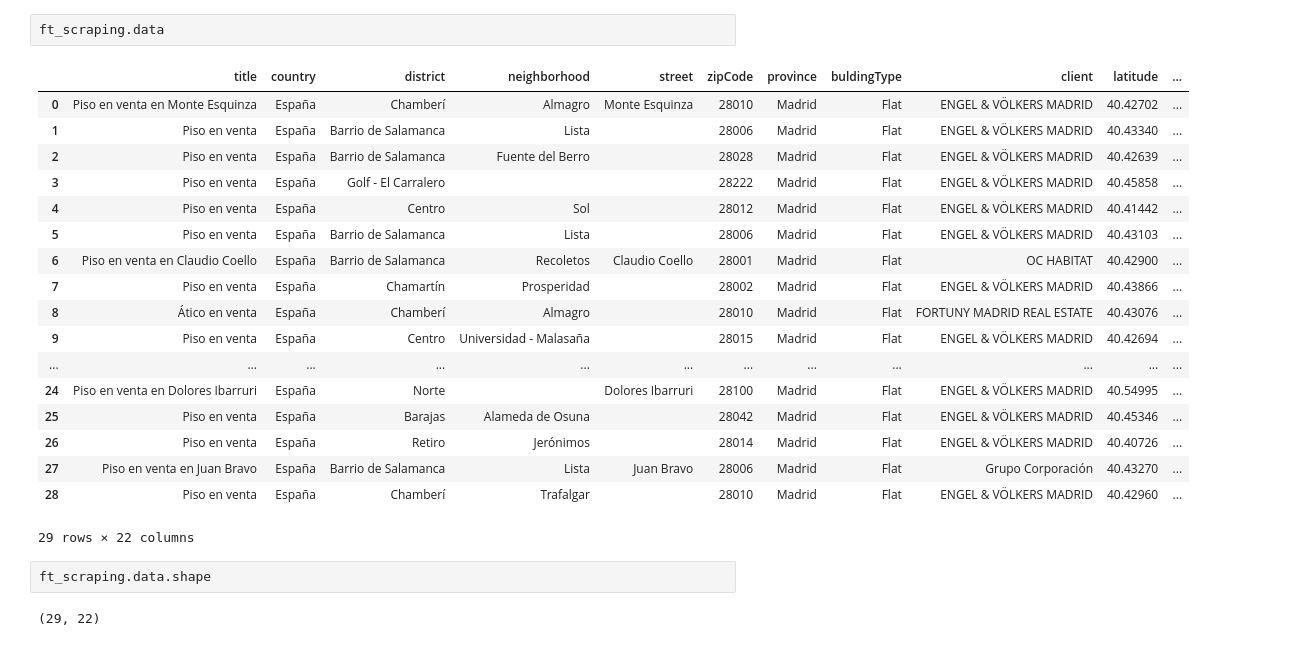
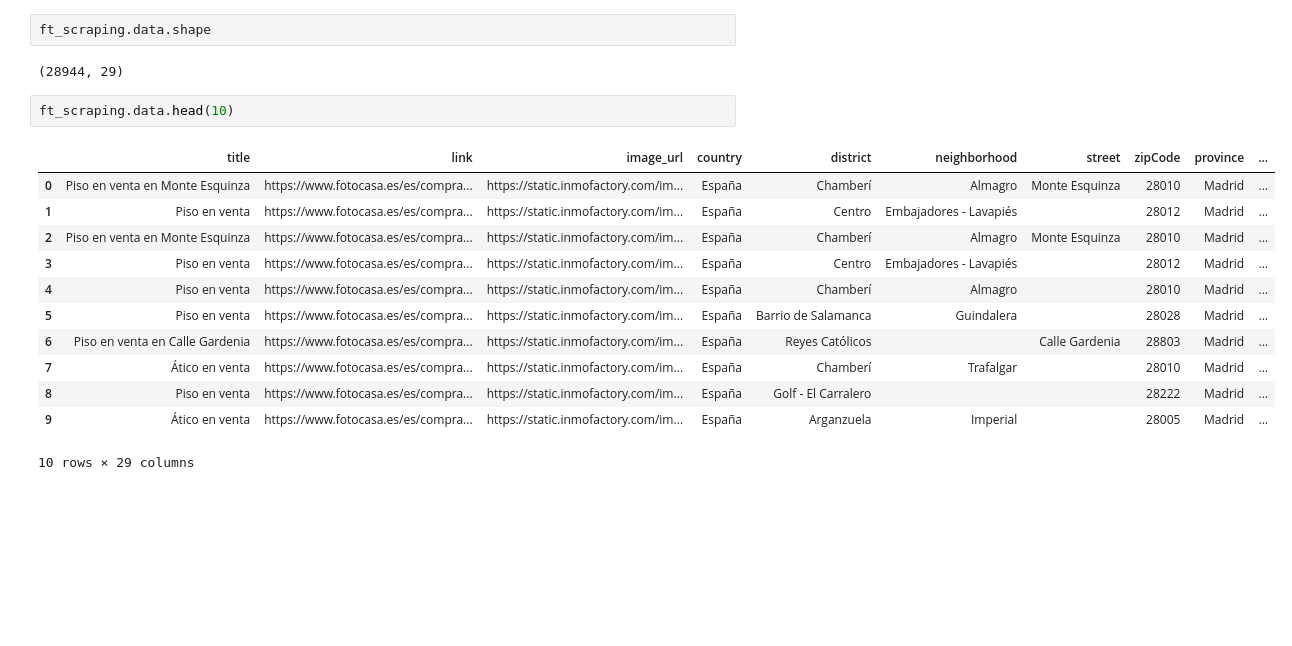
Before and after one commit to lorquez/real_estate_price_predictor, a Jupyter notebook: fotocasa_dataset_creation.ipynb, the cells around one changed output. Cells and saved outputs as stored; diff of their text form; blank space fills up the shorter version.

```diff
--- a/fotocasa_dataset_creation.ipynb
+++ b/fotocasa_dataset_creation.ipynb
@@ -148,25 +379,19 @@ ft_scraping = fotocasa_scraping()
 # %%
-ft_scraping.data
+ft_scraping.data.shape
 # %% [output]
-|  | title | country | district | neighborhood | street | zipCode | province | buldingType | client | latitude | ... |
-| 0 | Piso en venta en Monte Esquinza | España | Chamberí | Almagro | Monte Esquinza | 28010 | Madrid | Flat | ENGEL & VÖLKERS MADRID | 40.42702 | ... |
-| 1 | Piso en venta | España | Barrio de Salamanca | Lista |  | 28006 | Madrid | Flat | ENGEL & VÖLKERS MADRID | 40.43340 | ... |
-| 2 | Piso en venta | España | Barrio de Salamanca | Fuente del Berro |  | 28028 | Madrid | Flat | ENGEL & VÖLKERS MADRID | 40.42639 | ... |
-| 3 | Piso en venta | España | Golf - El Carralero |  |  | 28222 | Madrid | Flat | ENGEL & VÖLKERS MADRID | 40.45858 | ... |
-| 4 | Piso en venta | España | Centro | Sol |  | 28012 | Madrid | Flat | ENGEL & VÖLKERS MADRID | 40.41442 | ... |
-| 5 | Piso en venta | España | Barrio de Salamanca | Lista |  | 28006 | Madrid | Flat | ENGEL & VÖLKERS MADRID | 40.43103 | ... |
-| 6 | Piso en venta en Claudio Coello | España | Barrio de Salamanca | Recoletos | Claudio Coello | 28001 | Madrid | Flat | OC HABITAT | 40.42900 | ... |
-| 7 | Piso en venta | España | Chamartín | Prosperidad |  | 28002 | Madrid | Flat | ENGEL & VÖLKERS MADRID | 40.43866 | ... |
-| 8 | Ático en venta | España | Chamberí | Almagro |  | 28010 | Madrid | Flat | FORTUNY MADRID REAL ESTATE | 40.43076 | ... |
-| 9 | Piso en venta | España | Centro | Universidad - Malasaña |  | 28015 | Madrid | Flat | ENGEL & VÖLKERS MADRID | 40.42694 | ... |
-| ... | ... | ... | ... | ... | ... | ... | ... | ... | ... | ... | ... |
-| 24 | Piso en venta en Dolores Ibarruri | España | Norte |  | Dolores Ibarruri | 28100 | Madrid | Flat | ENGEL & VÖLKERS MADRID | 40.54995 | ... |
-| 25 | Piso en venta | España | Barajas | Alameda de Osuna |  | 28042 | Madrid | Flat | ENGEL & VÖLKERS MADRID | 40.45346 | ... |
-| 26 | Piso en venta | España | Retiro | Jerónimos |  | 28014 | Madrid | Flat | ENGEL & VÖLKERS MADRID | 40.40726 | ... |
-| 27 | Piso en venta en Juan Bravo | España | Barrio de Salamanca | Lista | Juan Bravo | 28006 | Madrid | Flat | Grupo Corporación | 40.43270 | ... |
-| 28 | Piso en venta | España | Chamberí | Trafalgar |  | 28010 | Madrid | Flat | ENGEL & VÖLKERS MADRID | 40.42960 | ... |
-29 rows × 22 columns
+(28944, 29)
 # %%
-ft_scraping.data.shape
+ft_scraping.data.head(10)
 # %% [output]
+|  | title | link | image_url | country | district | neighborhood | street | zipCode | province | ... |
+| 0 | Piso en venta en Monte Esquinza | https://www.fotocasa.es/es/compra... | https://static.inmofactory.com/im... | España | Chamberí | Almagro | Monte Esquinza | 28010 | Madrid | ... |
+| 1 | Piso en venta | https://www.fotocasa.es/es/compra... | https://static.inmofactory.com/im... | España | Centro | Embajadores - Lavapiés |  | 28012 | Madrid | ... |
+| 2 | Piso en venta en Monte Esquinza | https://www.fotocasa.es/es/compra... | https://static.inmofactory.com/im... | España | Chamberí | Almagro | Monte Esquinza | 28010 | Madrid | ... |
+| 3 | Piso en venta | https://www.fotocasa.es/es/compra... | https://static.inmofactory.com/im... | España | Centro | Embajadores - Lavapiés |  | 28012 | Madrid | ... |
+| 4 | Piso en venta | https://www.fotocasa.es/es/compra... | https://static.inmofactory.com/im... | España | Chamberí | Almagro |  | 28010 | Madrid | ... |
+| 5 | Piso en venta | https://www.fotocasa.es/es/compra... | https://static.inmofactory.com/im... | España | Barrio de Salamanca | Guindalera |  | 28028 | Madrid | ... |
+| 6 | Piso en venta en Calle Gardenia | https://www.fotocasa.es/es/compra... | https://static.inmofactory.com/im... | España | Reyes Católicos |  | Calle Gardenia | 28803 | Madrid | ... |
+| 7 | Ático en venta | https://www.fotocasa.es/es/compra... | https://static.inmofactory.com/im... | España | Chamberí | Trafalgar |  | 28010 | Madrid | ... |
+| 8 | Piso en venta | https://www.fotocasa.es/es/compra... | https://static.inmofactory.com/im... | España | Golf - El Carralero |  |  | 28222 | Madrid | ... |
+| 9 | Ático en venta | https://www.fotocasa.es/es/compra... | https://static.inmofactory.com/im... | España | Arganzuela | Imperial |  | 28005 | Madrid | ... |
-(29, 22)
+10 rows × 29 columns
```
Also changed, not shown: parts of 4 cells of this notebook.
